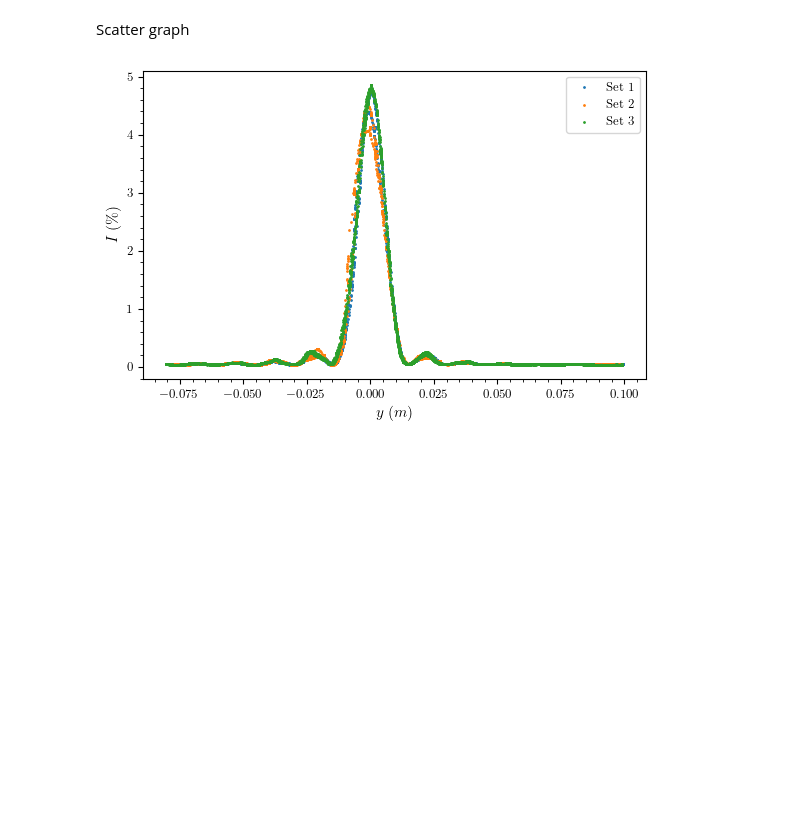
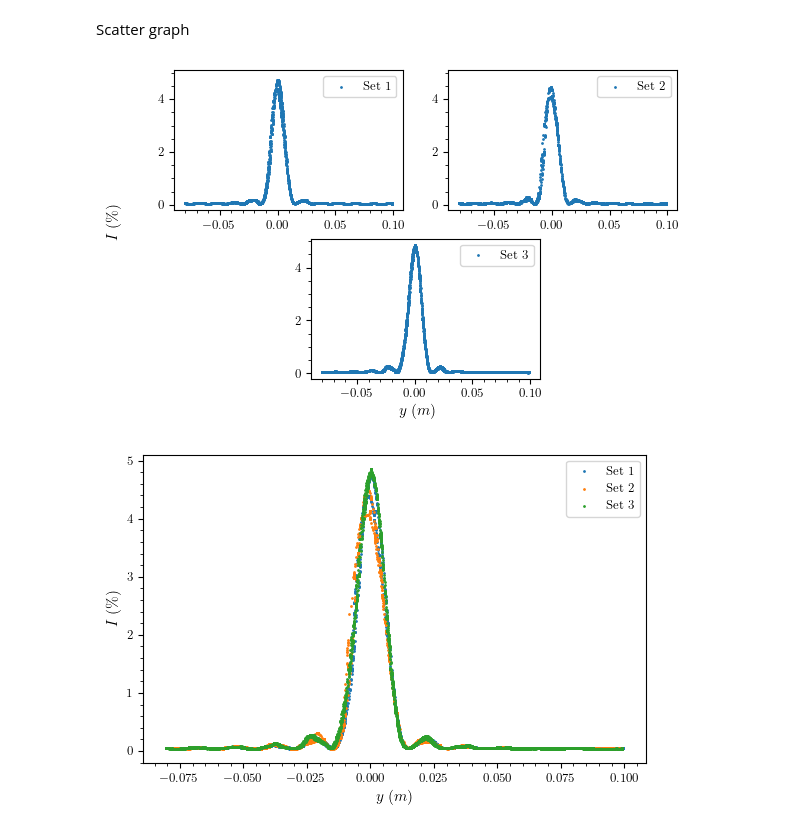
Before and after one commit to Vayxen/Lab2-Ottica-1, a Jupyter notebook: code/slit_0.04.ipynb, the cells around one changed output. Saved outputs shown, nothing was run; the diff lists cells and outputs as text; code cells hidden in the pictures; blank space fills up the shorter version.

```diff
--- a/code/slit_0.04.ipynb
+++ b/code/slit_0.04.ipynb
@@ -65,6 +67,30 @@ ax.set_ylim(ylim)
 [figure]
 # %% [markdown]
 Scatter graph
+# %%
+fig = plt.figure()
+gs = gridspec.GridSpec(2, 4, wspace=0.5)
+
+axs = [
+    fig.add_subplot(gs[0, :2]),
+    fig.add_subplot(gs[0, 2:]),
+    fig.add_subplot(gs[1, 1:3]),
+]
+
+for ax in axs:
+    ax.sharex(axs[0])
+    ax.sharey(axs[0])
+
+for i, df in enumerate(dfs):
+    axs[i].scatter(df.y, df.I, s=1, label=f"Set {i+1}")
+    axs[i].legend()
+
+fig.supxlabel(r"$y \; (m)$", size=mpl.rcParams['axes.labelsize'])
+fig.supylabel(r"$I \; (\%)$", size=mpl.rcParams['axes.labelsize'])
+
+fig.savefig(graph_path / f"single_scatter_{slit_name}.png")
+# %% [output]
+[figure, added]
 # %%
 fig, ax = plt.subplots(1, 1)
 
```
Also changed, not shown: parts of 1 cell of this notebook, 7 other files.
